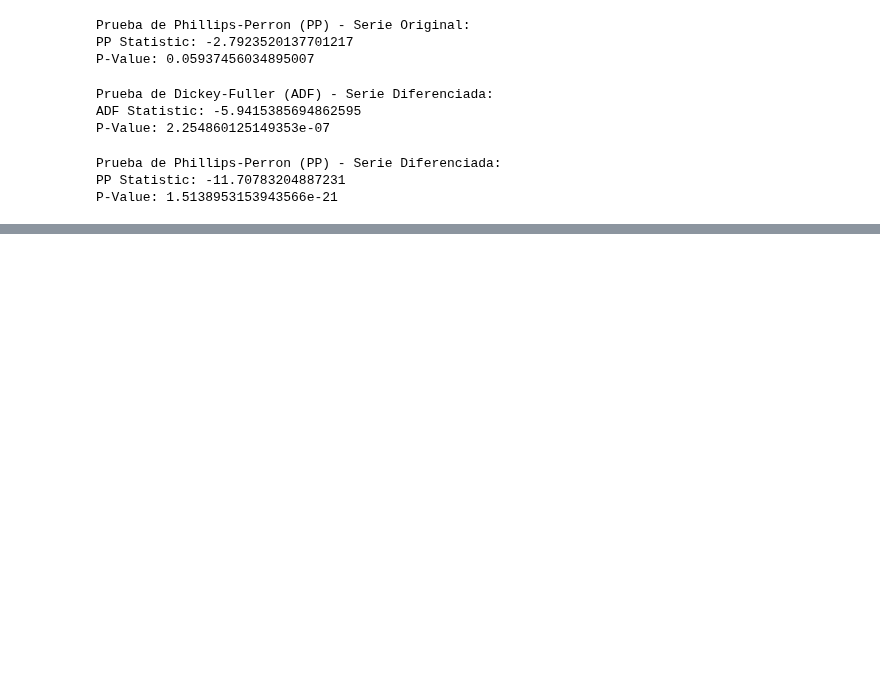
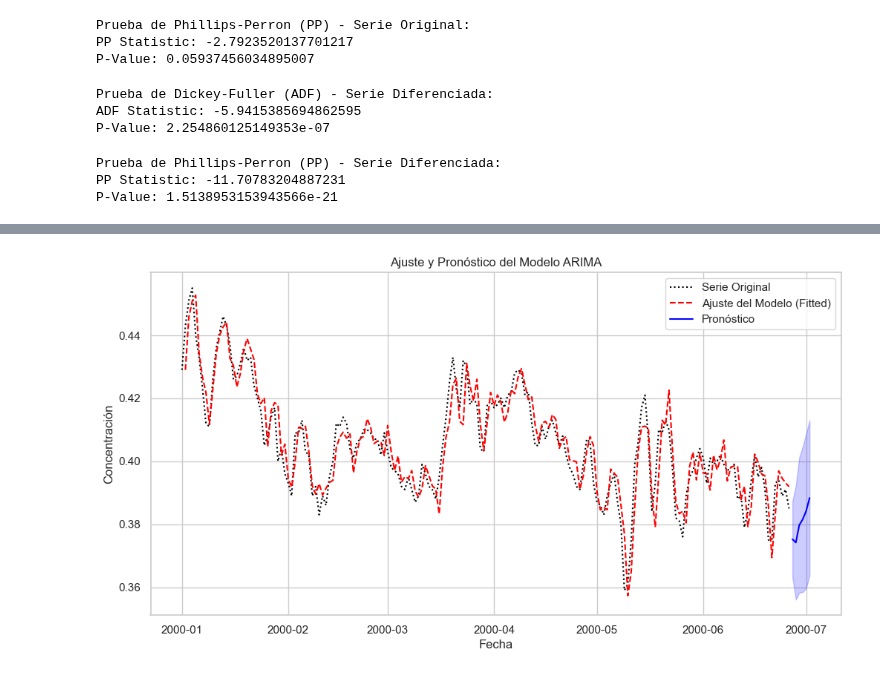
Before and after one commit to Wilsonsr/Series-de-Tiempo, a Jupyter notebook: Cuadernos Python/4_codigo_python.ipynb, the cells around one changed output, grey strips where cells are left out. Saved outputs shown, nothing was run; the diff lists cells and outputs as text; code cells hidden in the pictures; blank space fills up the shorter version.

```diff
--- a/Cuadernos Python/4_codigo_python.ipynb
+++ b/Cuadernos Python/4_codigo_python.ipynb
@@ -337,0 +296,30 @@ plt.show()
+# %%
+import matplotlib.pyplot as plt
+
+# Horizonte de pronóstico
+forecast_horizon = 6
+forecast_result = best_model.get_forecast(steps=forecast_horizon)
+forecast_mean = forecast_result.predicted_mean
+forecast_ci = forecast_result.conf_int()
+
+# Obtener valores ajustados del modelo
+fitted_values = best_model.fittedvalues  # Valores ajustados del modelo
+
+# Crear la gráfica
+plt.figure(figsize=(12, 6))
+plt.plot(z1, label="Serie Original", color="black", linestyle="dotted")
+plt.plot(fitted_values[1:], color="red", linestyle="dashed", label="Ajuste del Modelo (Fitted)")
+plt.plot(forecast_mean, color="blue", label="Pronóstico")
+plt.fill_between(forecast_ci.index, forecast_ci.iloc[:, 0], forecast_ci.iloc[:, 1], color="blue", alpha=0.2)
+
+# Configuración de la gráfica
+plt.title("Ajuste y Pronóstico del Modelo ARIMA")
+plt.xlabel("Fecha")
+plt.ylabel("Concentración")
+plt.legend()
+plt.grid(True)
+
+# Mostrar la gráfica
+plt.show()
+# %% [output]
+[figure, added]
```
Also changed, not shown: parts of 29 cells of this notebook, 2 other files.
